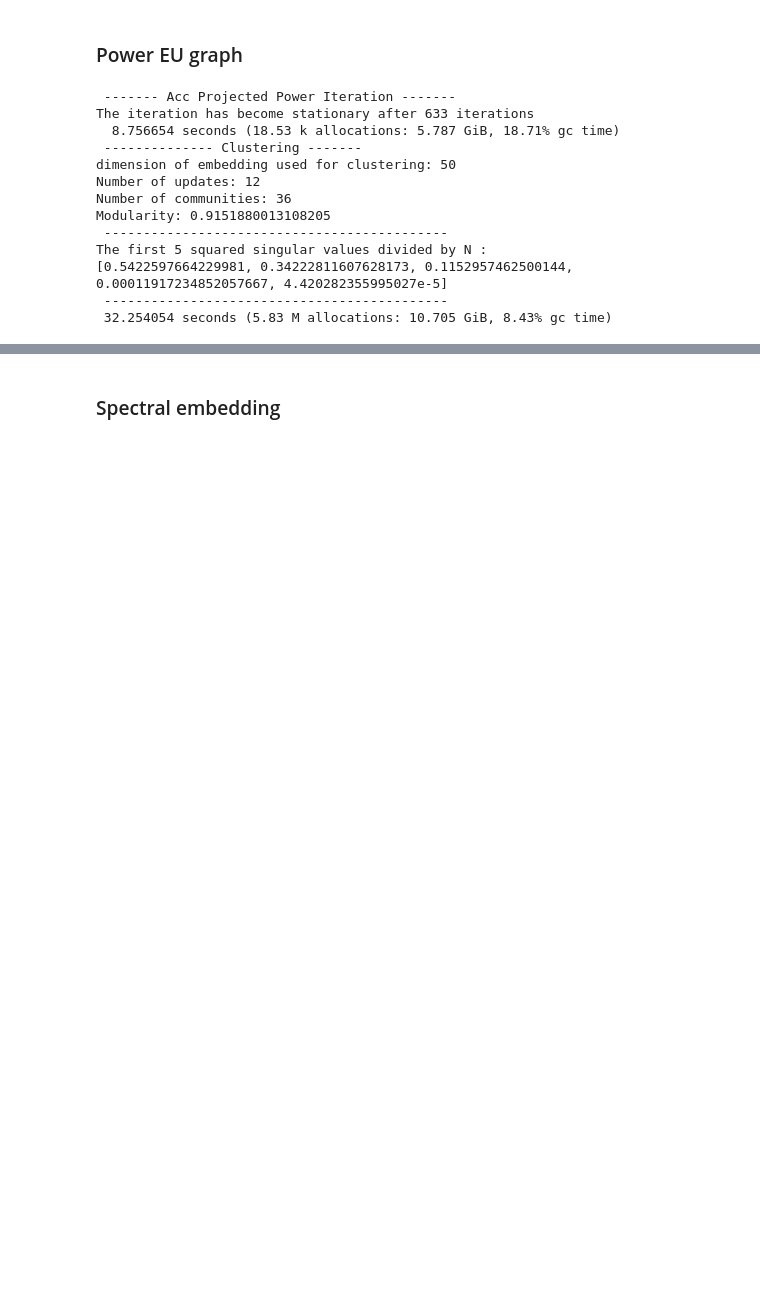
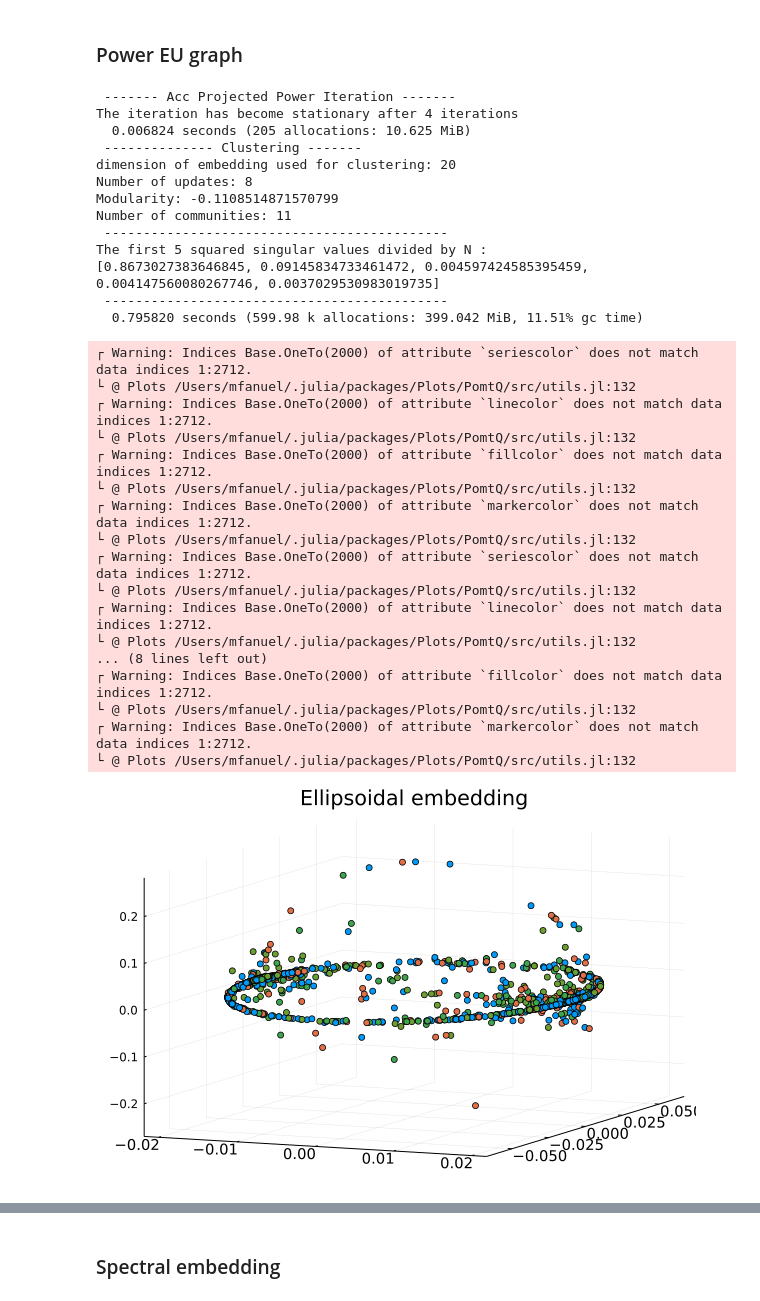
Before and after one commit to mrfanuel/EllipsoidalGraphEmbedding.jl, a Jupyter notebook: notebooks/spherical_embedding_plots.ipynb, the cells around one changed output, grey strips where cells are left out. Saved outputs shown, nothing was run; the diff lists cells and outputs as text; code cells hidden in the pictures; blank space fills up the shorter version.

Commit message:
added Laplacian descriptor and utils

```diff
--- a/notebooks/spherical_embedding_plots.ipynb
+++ b/notebooks/spherical_embedding_plots.ipynb
@@ -130,58 +144,66 @@ n_it_PPM = 30000;
 t = 1e-8;
 
 # number of columns of initial guess
-d0 = 50;
+d0 = 20;
 
 # number of centroids thrown in embedding
 n_clusters = 100;
 
 # nb of times vector partition is repeated
 n_it_vec_part = 10;
 
 # nb updates vec part
 n_updates = 50;
 
 # shape of embedding
 shape = "Ellipsoidal"; #shape = "Spherical"
 
 # Initialization
 community = zeros(Int64,N,1);
-x_embed,community,singular =  @time sphere_embed_cluster(A, n_it_PPM, t, n_clusters, n_it_vec_part, n_updates, shape, d0)
+descriptor = "Laplacian" # "Modularity" #
+
+x_embed,community,singular =  @time sphere_embed_cluster(A, n_it_PPM, t, n_clusters, n_it_vec_part, n_updates, shape, d0, descriptor)
 # beware run twice to get timings without compilation time
-
 
 p1 = Plots.plot(x_embed[1,:],x_embed[2,:],x_embed[3,:],seriestype=:scatter, color = community_true, legend = false,xtickfontsize=10,ytickfontsize=10, xguidefontsize=15, yguidefontsize=15,title= "Ellipsoidal embedding")
 savefig("figures/PowerEU_ellipsoidal_embedding.pdf")
 display(p1)
 
 p2 = Plots.plot(1:10,singular[1:10].^2/N,seriestype=:scatter, legend = false,yticks = 0:0.1:0.5,xtickfontsize=10,ytickfontsize=10, xguidefontsize=15, yguidefontsize=15, marker=:square)
 Plots.xlabel!("Eigenvalue index")
 Plots.ylabel!("Eigenvalue")
-Plots.title!(L"Spectrum of
-")
+Plots.title!(L"Spectrum of ")
 savefig("figures/PowerEU_ellipsoidal_spectrum.pdf")
 display(p2)
-
-g = Graph(A)
-x = x_embed'
-function mylayout(g)
-    # create iterator going over x-coord and y-coord
-    return Point.(zip(x[:, 1], x[:, 2],x[:, 3]))
-end
-
-f, ax, p = graphplot(g; layout=mylayout,edge_color=:blue,node_size=1,edge_width=1)
-f
 # %% [output]
  ------- Acc Projected Power Iteration -------
-The iteration has become stationary after 633 iterations
-  8.756654 seconds (18.53 k allocations: 5.787 GiB, 18.71% gc time)
+The iteration has become stationary after 4 iterations
+  0.006824 seconds (205 allocations: 10.625 MiB)
  -------------- Clustering -------
-dimension of embedding used for clustering: 50
-Number of updates: 12
-Number of communities: 36
-Modularity: 0.9151880013108205
+dimension of embedding used for clustering: 20
+Number of updates: 8
+Modularity: -0.1108514871570799
+Number of communities: 11
  --------------------------------------------
 The first 5 squared singular values divided by N :
-[0.5422597664229981, 0.34222811607628173, 0.1152957462500144, 0.00011917234852057667, 4.420282355995027e-5]
+[0.8673027383646845, 0.09145834733461472, 0.004597424585395459, 0.004147560080267746, 0.0037029530983019735]
  --------------------------------------------
- 32.254054 seconds (5.83 M allocations: 10.705 GiB, 8.43% gc time)
+  0.795820 seconds (599.98 k allocations: 399.042 MiB, 11.51% gc time)
+┌ Warning: Indices Base.OneTo(2000) of attribute `seriescolor` does not match data indices 1:2712.
+└ @ Plots /Users/mfanuel/.julia/packages/Plots/PomtQ/src/utils.jl:132
+┌ Warning: Indices Base.OneTo(2000) of attribute `linecolor` does not match data indices 1:2712.
+└ @ Plots /Users/mfanuel/.julia/packages/Plots/PomtQ/src/utils.jl:132
+┌ Warning: Indices Base.OneTo(2000) of attribute `fillcolor` does not match data indices 1:2712.
+└ @ Plots /Users/mfanuel/.julia/packages/Plots/PomtQ/src/utils.jl:132
+┌ Warning: Indices Base.OneTo(2000) of attribute `markercolor` does not match data indices 1:2712.
+└ @ Plots /Users/mfanuel/.julia/packages/Plots/PomtQ/src/utils.jl:132
+┌ Warning: Indices Base.OneTo(2000) of attribute `seriescolor` does not match data indices 1:2712.
+└ @ Plots /Users/mfanuel/.julia/packages/Plots/PomtQ/src/utils.jl:132
+┌ Warning: Indices Base.OneTo(2000) of attribute `linecolor` does not match data indices 1:2712.
+└ @ Plots /Users/mfanuel/.julia/packages/Plots/PomtQ/src/utils.jl:132
+... (8 lines left out)
+┌ Warning: Indices Base.OneTo(2000) of attribute `fillcolor` does not match data indices 1:2712.
+└ @ Plots /Users/mfanuel/.julia/packages/Plots/PomtQ/src/utils.jl:132
+┌ Warning: Indices Base.OneTo(2000) of attribute `markercolor` does not match data indices 1:2712.
+└ @ Plots /Users/mfanuel/.julia/packages/Plots/PomtQ/src/utils.jl:132
+[figure, added]
```
Also changed, not shown: parts of 6 cells of this notebook, 5 other files.
